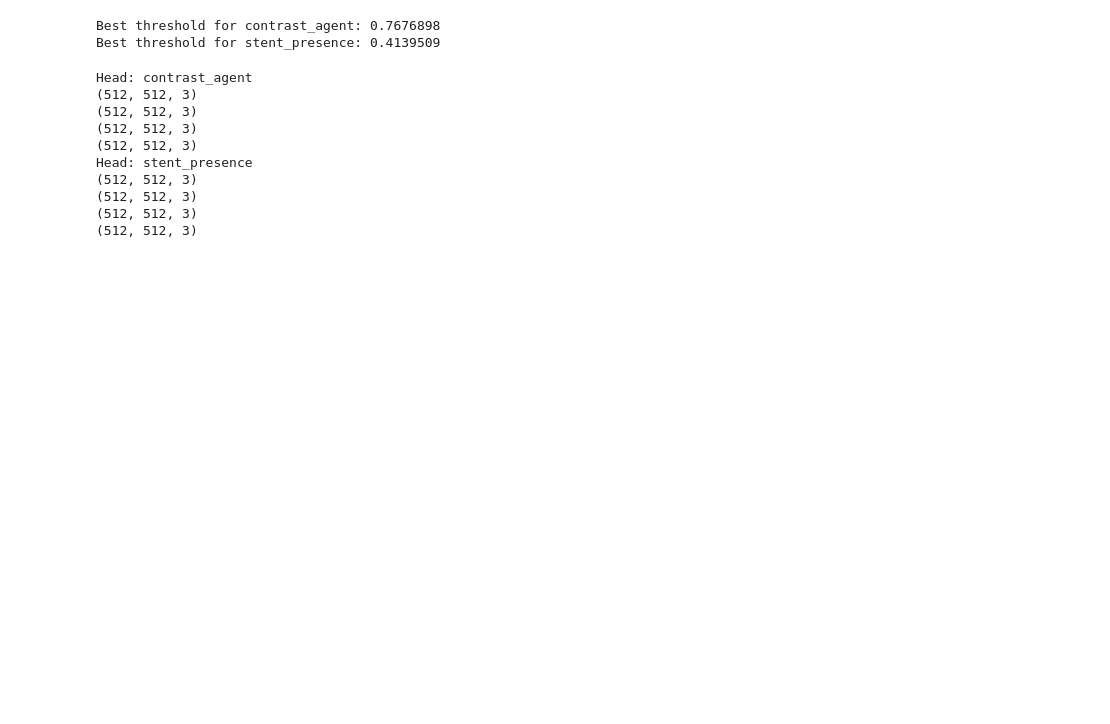
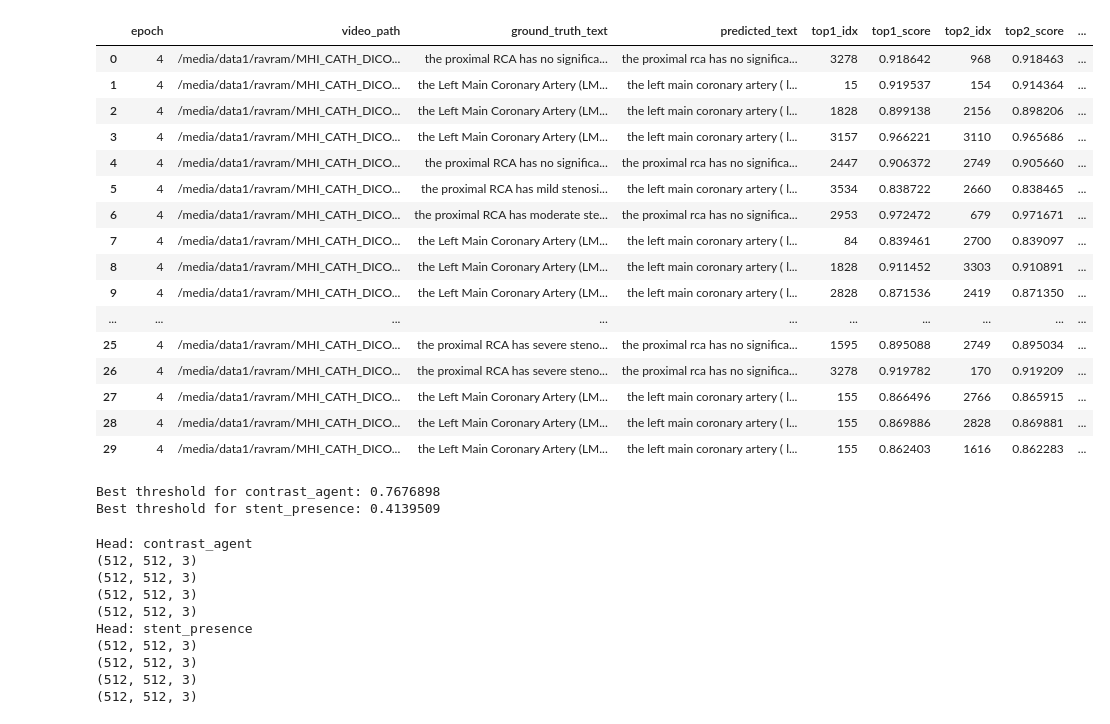
Before and after one commit to HeartWise-AI/DeepCORO_CLIP, a Jupyter notebook: check_multihead.ipynb, the cells around one changed output. Saved outputs shown, nothing was run; the diff lists cells and outputs as text; code cells hidden in the pictures; blank space fills up the shorter version.

```diff
--- a/check_multihead.ipynb
+++ b/check_multihead.ipynb
@@ -15,0 +1,25 @@ Name: count, dtype: int64
+# %%
+import pandas as pd
+import numpy as np
+#pd.set_option('display.height', 1000)
+pd.set_option('display.max_rows', 500)
+pd.set_option('display.max_columns', 500)
+pd.set_option('display.width', 1000)
+pd.set_option('max_colwidth', 200)
+from IPython.core.display import display, HTML
+display(HTML("<style>.container { width:100% !important; }</style>"))
+
+
+def df_stats(df):
+    from tabulate import tabulate
+    print("\n***** Shape: ", df.shape," *****\n")
+
+    columns_list = df.columns.values.tolist()
+    isnull_list = df.isnull().sum().values.tolist()
+    isunique_list = df.nunique().values.tolist()
+    dtypes_list = df.dtypes.tolist()
+
+    list_stat_val = list(zip(columns_list, isnull_list, isunique_list, dtypes_list))
+    df_stat_val = pd.DataFrame(list_stat_val, columns=['Name', 'Null', 'Unique', 'Dtypes'])
+    print(tabulate(df_stat_val, headers='keys', tablefmt='psql'))
+    return df.head()
@@ -16,3 +37,25 @@ Name: count, dtype: int64
+# %%
+df = pd.read_csv('outputs/DeepCORO_multitask/DeepCORO_Multitask/woulqc4c_20251002-081526/predictions/val_predictions_epoch_4.csv')
+# %%
+display(df.head(n=30))
+# %% [output]
+|  | epoch | video_path | ground_truth_text | predicted_text | top1_idx | top1_score | top2_idx | top2_score | ... |
+| 0 | 4 | /media/data1/ravram/MHI_CATH_DICO... | the proximal RCA has no significa... | the proximal rca has no significa... | 3278 | 0.918642 | 968 | 0.918463 | ... |
+| 1 | 4 | /media/data1/ravram/MHI_CATH_DICO... | the Left Main Coronary Artery (LM... | the left main coronary artery ( l... | 15 | 0.919537 | 154 | 0.914364 | ... |
+| 2 | 4 | /media/data1/ravram/MHI_CATH_DICO... | the Left Main Coronary Artery (LM... | the left main coronary artery ( l... | 1828 | 0.899138 | 2156 | 0.898206 | ... |
+| 3 | 4 | /media/data1/ravram/MHI_CATH_DICO... | the Left Main Coronary Artery (LM... | the left main coronary artery ( l... | 3157 | 0.966221 | 3110 | 0.965686 | ... |
+| 4 | 4 | /media/data1/ravram/MHI_CATH_DICO... | the proximal RCA has no significa... | the proximal rca has no significa... | 2447 | 0.906372 | 2749 | 0.905660 | ... |
+| 5 | 4 | /media/data1/ravram/MHI_CATH_DICO... | the proximal RCA has mild stenosi... | the left main coronary artery ( l... | 3534 | 0.838722 | 2660 | 0.838465 | ... |
+| 6 | 4 | /media/data1/ravram/MHI_CATH_DICO... | the proximal RCA has moderate ste... | the proximal rca has no significa... | 2953 | 0.972472 | 679 | 0.971671 | ... |
+| 7 | 4 | /media/data1/ravram/MHI_CATH_DICO... | the Left Main Coronary Artery (LM... | the left main coronary artery ( l... | 84 | 0.839461 | 2700 | 0.839097 | ... |
+| 8 | 4 | /media/data1/ravram/MHI_CATH_DICO... | the Left Main Coronary Artery (LM... | the left main coronary artery ( l... | 1828 | 0.911452 | 3303 | 0.910891 | ... |
+| 9 | 4 | /media/data1/ravram/MHI_CATH_DICO... | the Left Main Coronary Artery (LM... | the left main coronary artery ( l... | 2828 | 0.871536 | 2419 | 0.871350 | ... |
+| ... | ... | ... | ... | ... | ... | ... | ... | ... | ... |
+| 25 | 4 | /media/data1/ravram/MHI_CATH_DICO... | the proximal RCA has severe steno... | the proximal rca has no significa... | 1595 | 0.895088 | 2749 | 0.895034 | ... |
+| 26 | 4 | /media/data1/ravram/MHI_CATH_DICO... | the proximal RCA has severe steno... | the proximal rca has no significa... | 3278 | 0.919782 | 170 | 0.919209 | ... |
+| 27 | 4 | /media/data1/ravram/MHI_CATH_DICO... | the Left Main Coronary Artery (LM... | the left main coronary artery ( l... | 155 | 0.866496 | 2766 | 0.865915 | ... |
+| 28 | 4 | /media/data1/ravram/MHI_CATH_DICO... | the Left Main Coronary Artery (LM... | the left main coronary artery ( l... | 155 | 0.869886 | 2828 | 0.869881 | ... |
+| 29 | 4 | /media/data1/ravram/MHI_CATH_DICO... | the Left Main Coronary Artery (LM... | the left main coronary artery ( l... | 155 | 0.862403 | 1616 | 0.862283 | ... |
 # %%
 from sklearn.metrics import roc_curve
 import numpy as np
```
Also changed, not shown: parts of 4 cells of this notebook, 27 other files.
